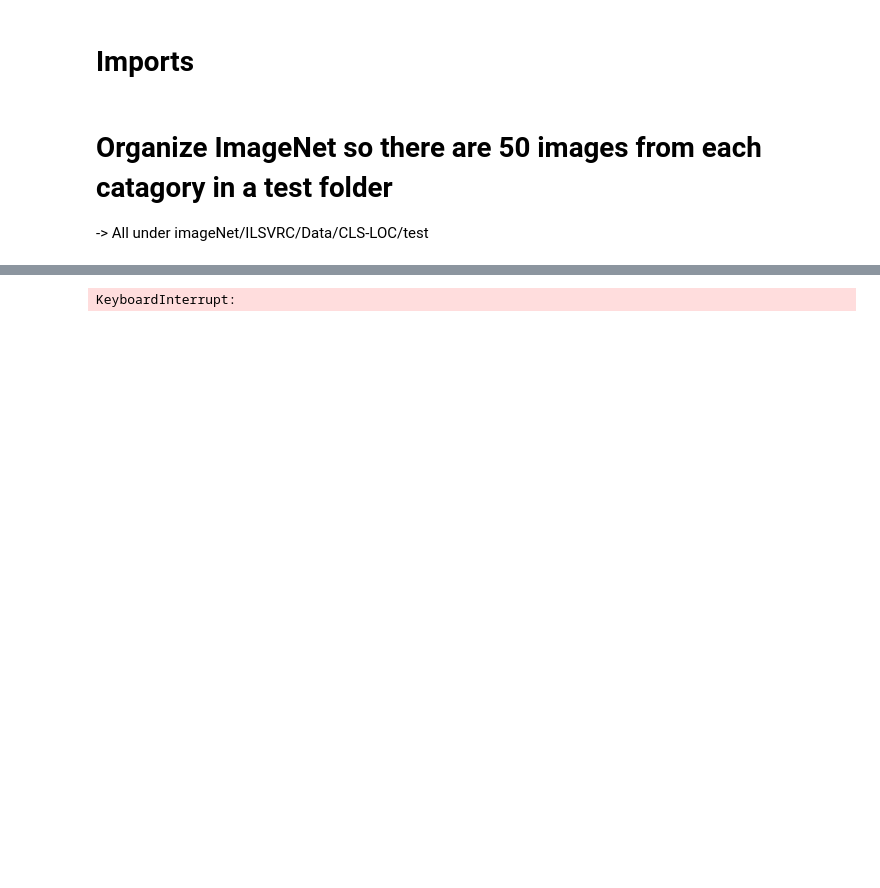
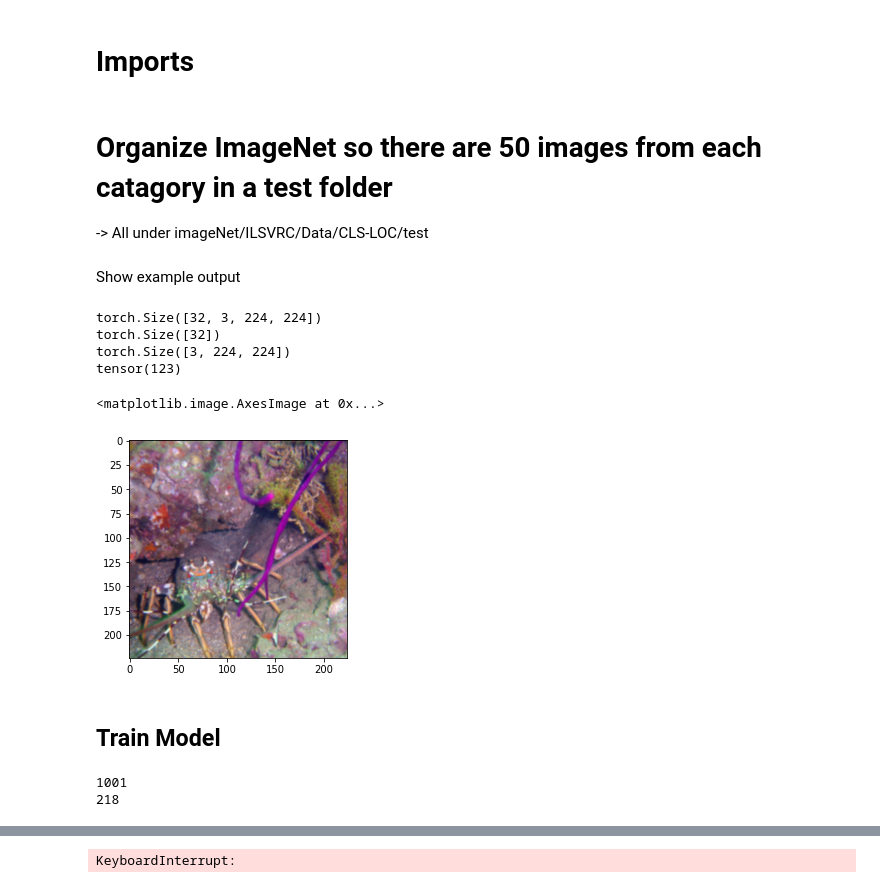
Before and after one commit to imckechn/imageEnhancer, a Jupyter notebook: main.ipynb, the cells around one changed output, grey strips where cells are left out. Drawn from its saved outputs; the diff is of its cells as text; code cells hidden in the pictures; blank space fills up the shorter version.

Commit message:
Updates to loading in images and the NN

```diff
--- a/main.ipynb
+++ b/main.ipynb
@@ -30,3 +36,36 @@ from torch.utils.data import Dataset, DataLoader
 # Organize ImageNet so there are 50 images from each catagory in a test folder
 
 -> All under imageNet/ILSVRC/Data/CLS-LOC/test
+# %%
+transform = transforms.Compose([transforms.Resize(255),
+                                transforms.CenterCrop(224),
+                                transforms.ToTensor()])
+
+dataset = datasets.ImageFolder('./imageNet/ILSVRC/Data/CLS-LOC/train/', transform=transform)
+trainLoader = torch.utils.data.DataLoader(dataset, batch_size=32, shuffle=True)
+
+dataset = datasets.ImageFolder('./imageNet/ILSVRC/Data/CLS-LOC/test/', transform=transform)
+testLoader = torch.utils.data.DataLoader(dataset, batch_size=32, shuffle=True)
+# %% [markdown]
+Show example output
+# %%
+#images, labels = next(iter(trainLoader))
+for images, labels in trainLoader:
+    print(images.shape)
+    print(labels.shape)
+    break
+image = images[0]
+label = labels[0]
+print(image.shape)
+print(label)
+
+plt.imshow(transforms.ToPILImage()(image), interpolation="bicubic")
+# %% [output]
+torch.Size([32, 3, 224, 224])
+torch.Size([32])
+torch.Size([3, 224, 224])
+tensor(123)
+<matplotlib.image.AxesImage at 0x...>
+[figure, added]
+# %% [markdown]
+## Train Model
@@ -32,0 +91,11 @@ from torch.utils.data import Dataset, DataLoader
+# %%
+#get the number of labels
+num_labels = len(trainLoader.dataset.classes)
+print (num_labels)
+
+#get the number of classes
+num_classes = len(testLoader.dataset.classes)
+print (num_classes)
+# %% [output]
+1001
+218
```
Also changed, not shown: parts of 10 cells of this notebook, 3 other files.
